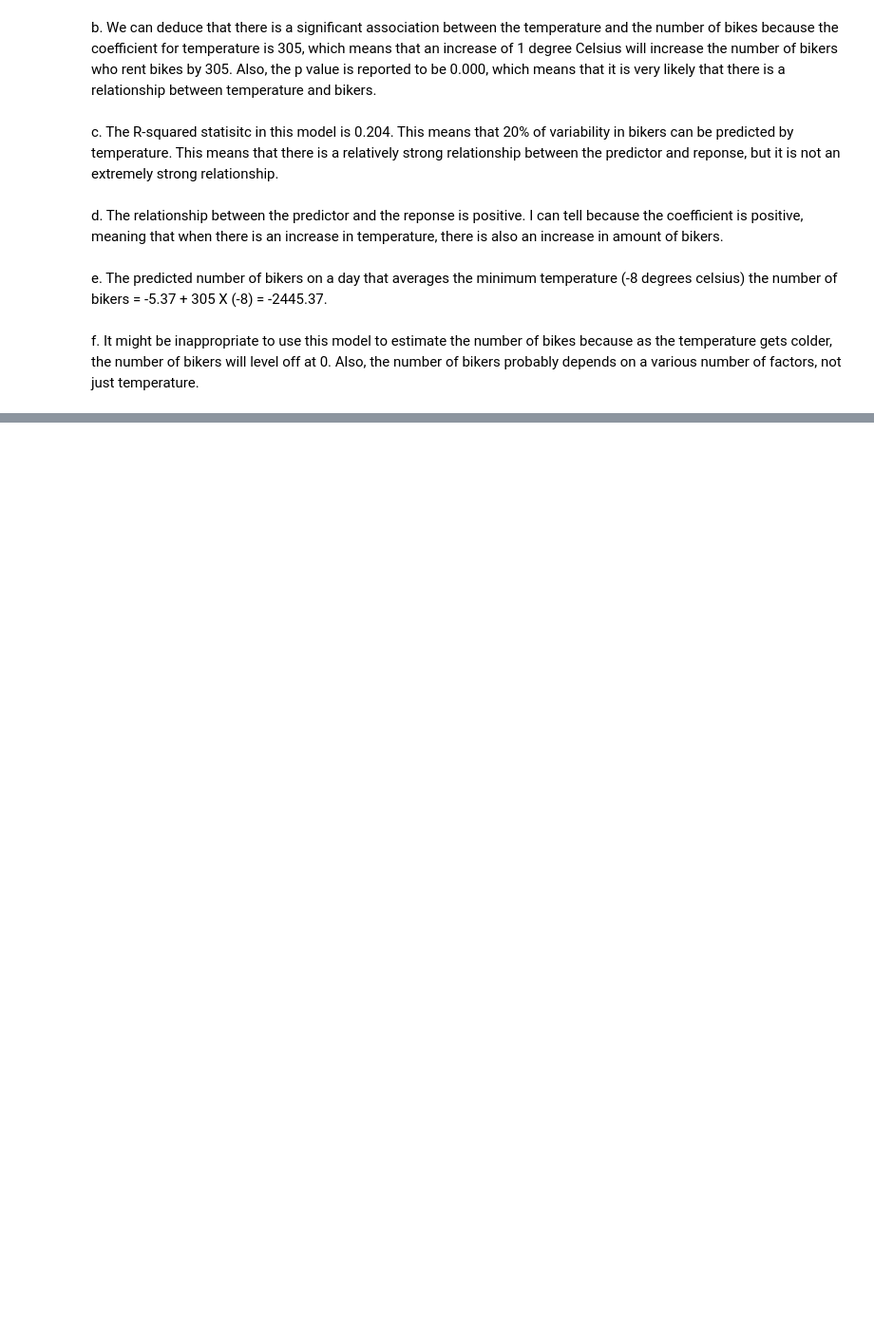
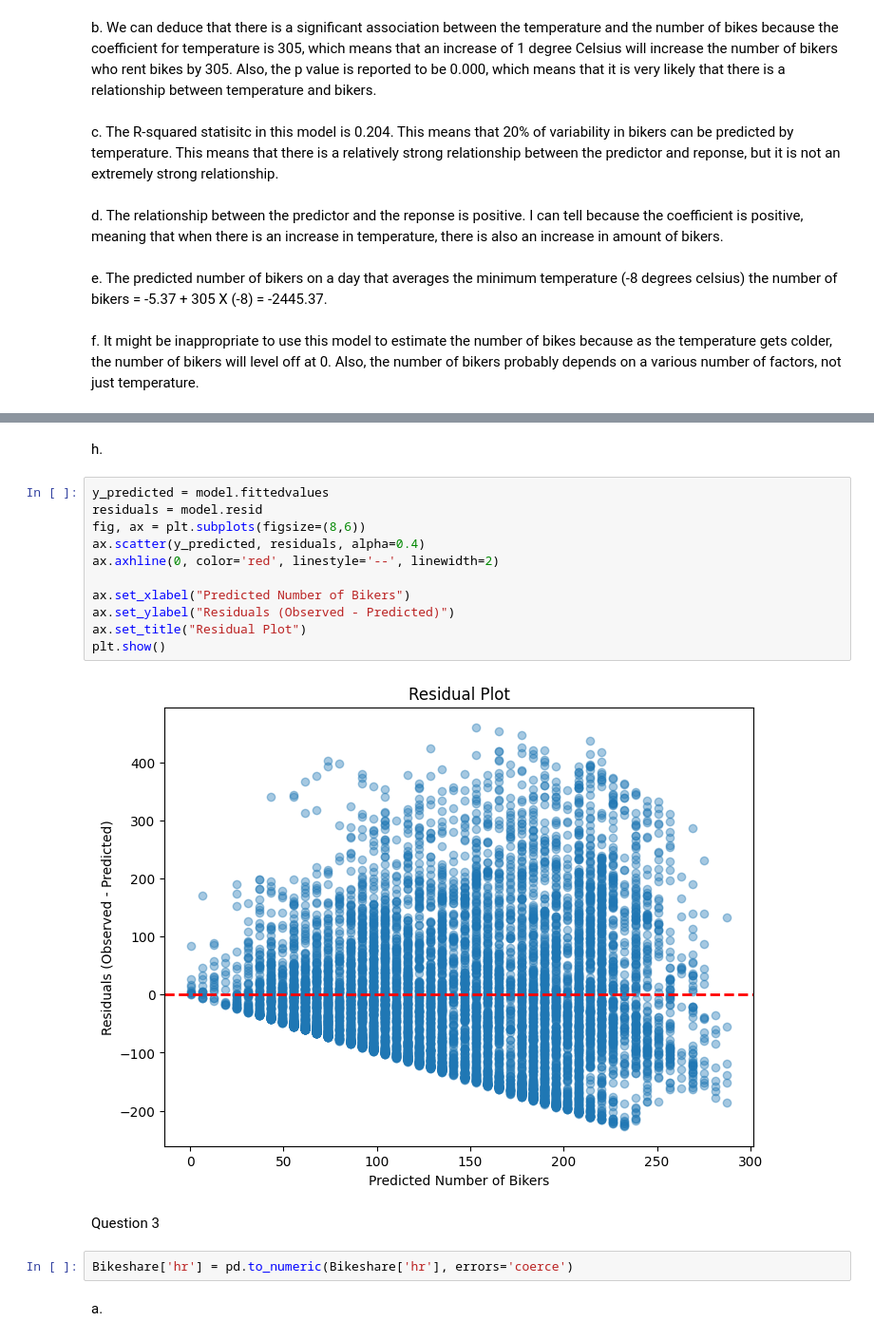
Before and after one commit to katesnow1/code_2600, a Jupyter notebook: homework2.ipynb, the cells around one changed output, grey strips where cells are left out. Shown at 95% size. Drawn from its saved outputs; the diff is of its cells as text; blank space fills up the shorter version.

```diff
--- a/homework2.ipynb
+++ b/homework2.ipynb
@@ -149,0 +149,21 @@ AttributeError: AxLine.set() got an unexpected keyword argument 'linewdith'
+# %% [markdown]
+h.
+# %%
+y_predicted = model.fittedvalues
+residuals = model.resid
+fig, ax = plt.subplots(figsize=(8,6))
+ax.scatter(y_predicted, residuals, alpha=0.4)
+ax.axhline(0, color='red', linestyle='--', linewidth=2)
+
+ax.set_xlabel("Predicted Number of Bikers")
+ax.set_ylabel("Residuals (Observed - Predicted)")
+ax.set_title("Residual Plot")
+plt.show()
+# %% [output]
+[figure, added]
+# %% [markdown]
+Question 3
+# %%
+Bikeshare['hr'] = pd.to_numeric(Bikeshare['hr'], errors='coerce')
+# %% [markdown]
+a.
```
Also changed, not shown: parts of 7 cells of this notebook.
